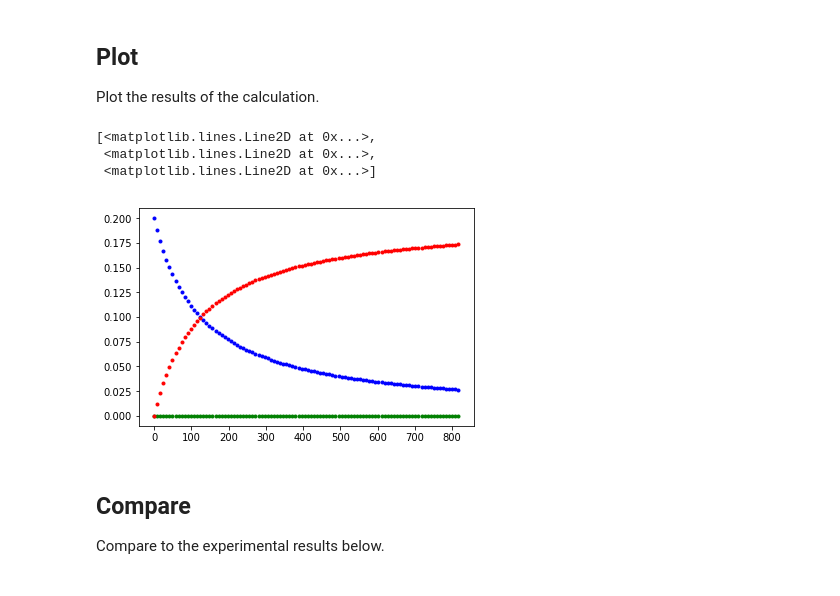
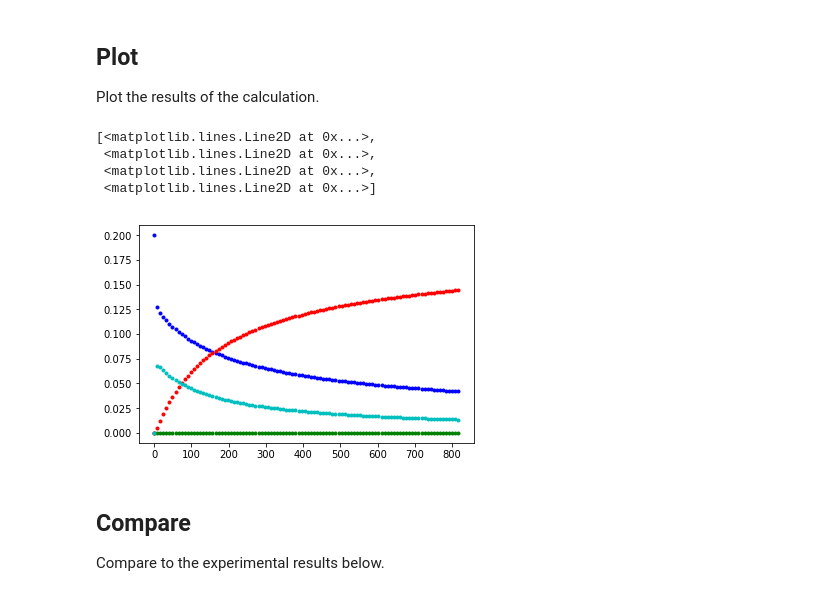
Before and after one commit to ayisakov/kinetics-project, a Jupyter notebook: validator.ipynb, the cells around one changed output. Saved outputs shown, nothing was run; the diff lists cells and outputs as text; code cells hidden in the pictures.

```diff
--- a/validator.ipynb
+++ b/validator.ipynb
@@ -103,25 +110,31 @@ def concentrations(cA0, cC0, T, time, params):
 ## Integrate
 Use the cell below to carry out the integration
 # %%
-alpha1 = 2.
-alpha2 = 2.
-gamma = 1.
-k1 = 1.
-k2 = .04
-times, A, D, U = concentrations(init.A, init.C, init.T, t_prefinal,
-                                (alpha1, alpha2, gamma, k1, k2))
+alpha = 3. # 3
+beta1 = 2. # 2
+beta2 = 2. # 2
+beta3 = 2. # 2
+gamma = 1. # 1
+k1 = 4. # 2.2
+k_1 = 1.5 # 1.6
+k2 = 1. # 1
+k3 = 0.2 # 0.38
+times, A, D, U, B = concentrations(init.A, init.C, init.T, t_prefinal,
+                                (alpha, beta1, beta2, beta3, gamma, k1, k_1, k2, k3))
 # %% [markdown]
 ## Plot
 Plot the results of the calculation.
 # %%
-pl.plot(times, A, 'b.',
+plt.plot(times, A, 'b.',
        times, D, 'g.',
-       times, U, 'r.')
+       times, U, 'r.',
+       times, B, 'c.')
 # %% [output]
 [<matplotlib.lines.Line2D at 0x...>,
  <matplotlib.lines.Line2D at 0x...>,
+ <matplotlib.lines.Line2D at 0x...>,
  <matplotlib.lines.Line2D at 0x...>]
-[figure, old version]
+[figure, new version]
 # %% [markdown]
 ## Compare
 Compare to the experimental results below.
```
Also changed, not shown: parts of 12 cells of this notebook, 2 other files.
